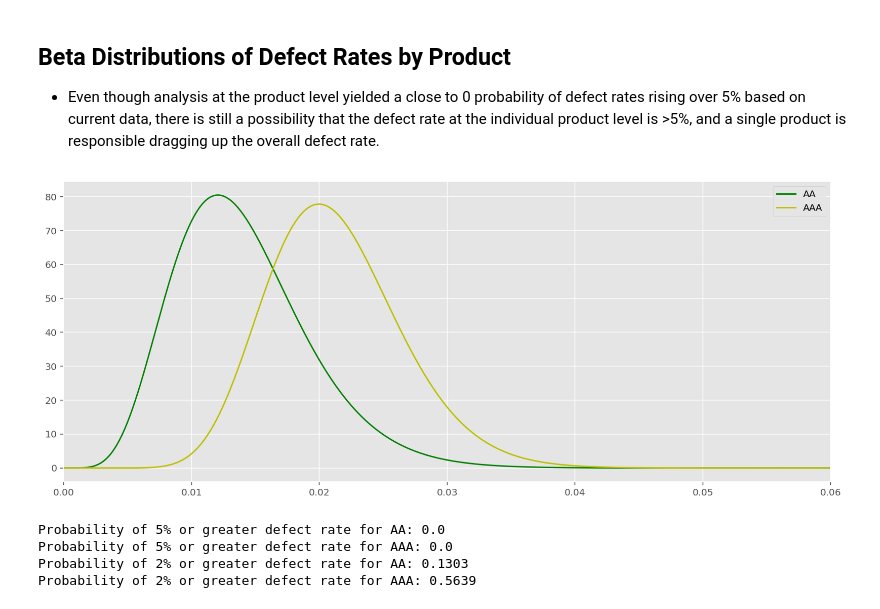
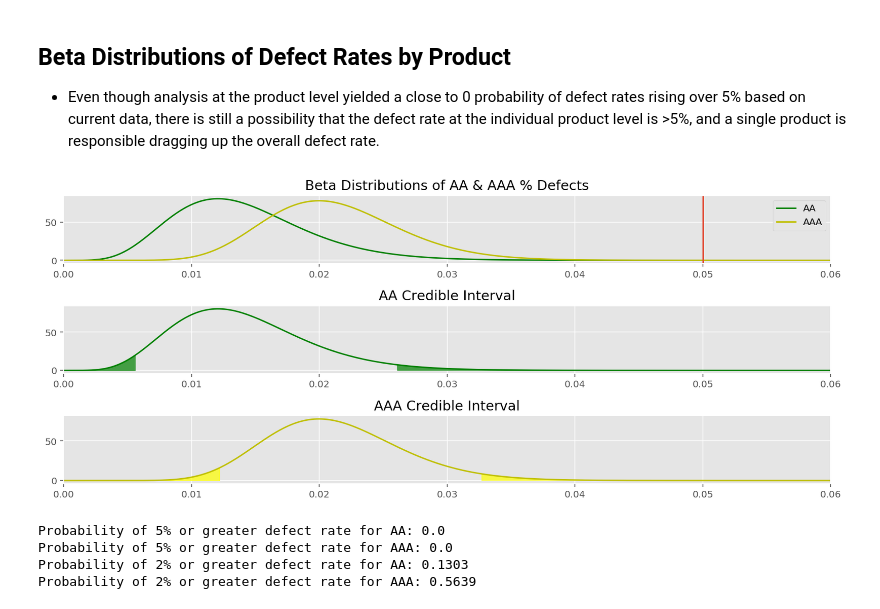
Before and after one commit to ryankirkland/customer-data-analysis, a Jupyter notebook: PBE-Order-Analysis.ipynb, the cells around one changed output. Drawn from its saved outputs; the diff is of its cells as text; code cells hidden in the pictures.

Commit message:
update credible interval charts

```diff
--- a/PBE-Order-Analysis.ipynb
+++ b/PBE-Order-Analysis.ipynb
@@ -230,25 +233,45 @@ fig.show()
 # %%
 aa_total = order_status_count_by_product.iloc[1,1]
 aaa_total = order_status_count_by_product.iloc[2,1]
 
 aa_defects_count = order_status_count_by_product.iloc[1,3]
 aa_quality = aa_total - aa_defects_count
 aaa_defects_count = order_status_count_by_product.iloc[2,3]
 aaa_quality = aaa_total - aaa_defects_count
 
 probs = np.linspace(0,1,10000)
 
 aa_beta = stats.beta(aa_defects_count+1, aa_quality+1)
 aaa_beta = stats.beta(aaa_defects_count+1, aaa_quality+1)
 
-fig, ax = plt.subplots(figsize=(12,5))
-ax.plot(probs, aa_beta.pdf(probs), "g", label="AA")
-ax.plot(probs, aaa_beta.pdf(probs), "y", label="AAA")
-ax.set_xlim(0,0.06)
-ax.legend()
+aa_lower_bound = aa_beta.ppf(0.025)
+aa_upper_bound = aa_beta.ppf(0.975)
+aaa_lower_bound = aaa_beta.ppf(0.025)
+aaa_upper_bound = aaa_beta.ppf(0.975)
+
+fig, axs = plt.subplots(3, figsize=(12,5))
+axs[0].set_title('Beta Distributions of AA & AAA % Defects')
+axs[0].plot(probs, aa_beta.pdf(probs), "g", label="AA")
+axs[0].plot(probs, aaa_beta.pdf(probs), "y", label="AAA")
+axs[0].axvline(0.05)
+axs[0].set_xlim(0,0.06)
+axs[0].legend()
+
+axs[1].set_title('AA Credible Interval')
+axs[1].plot(probs, aa_beta.pdf(probs), "g", label="AA")
+axs[1].fill_between(probs, aa_beta.pdf(probs), where=(probs >= aa_beta.ppf(0.975)), color='green', alpha=0.7)
+axs[1].fill_between(probs, aa_beta.pdf(probs), where=(probs <= aa_beta.ppf(0.025)), color='green', alpha=0.7)
+axs[1].set_xlim(0,0.06)
+
+axs[2].set_title('AAA Credible Interval')
+axs[2].plot(probs, aaa_beta.pdf(probs), "y", label="AAA")
+axs[2].fill_between(probs, aaa_beta.pdf(probs), where=(probs >= aaa_beta.ppf(0.975)), color='yellow', alpha=0.7)
+axs[2].fill_between(probs, aaa_beta.pdf(probs), where=(probs <= aaa_beta.ppf(0.025)), color='yellow', alpha=0.7)
+axs[2].set_xlim(0,0.06)
 fig.tight_layout()
+fig.savefig('images/credible_interval.png')
 # %% [output]
-[figure, old version]
+[figure, new version]
 # %%
 aa_samples = aa_beta.rvs(10**6)
 aaa_samples = aaa_beta.rvs(10**6)
```
Also changed, not shown: parts of 3 cells of this notebook, 1 other file.
